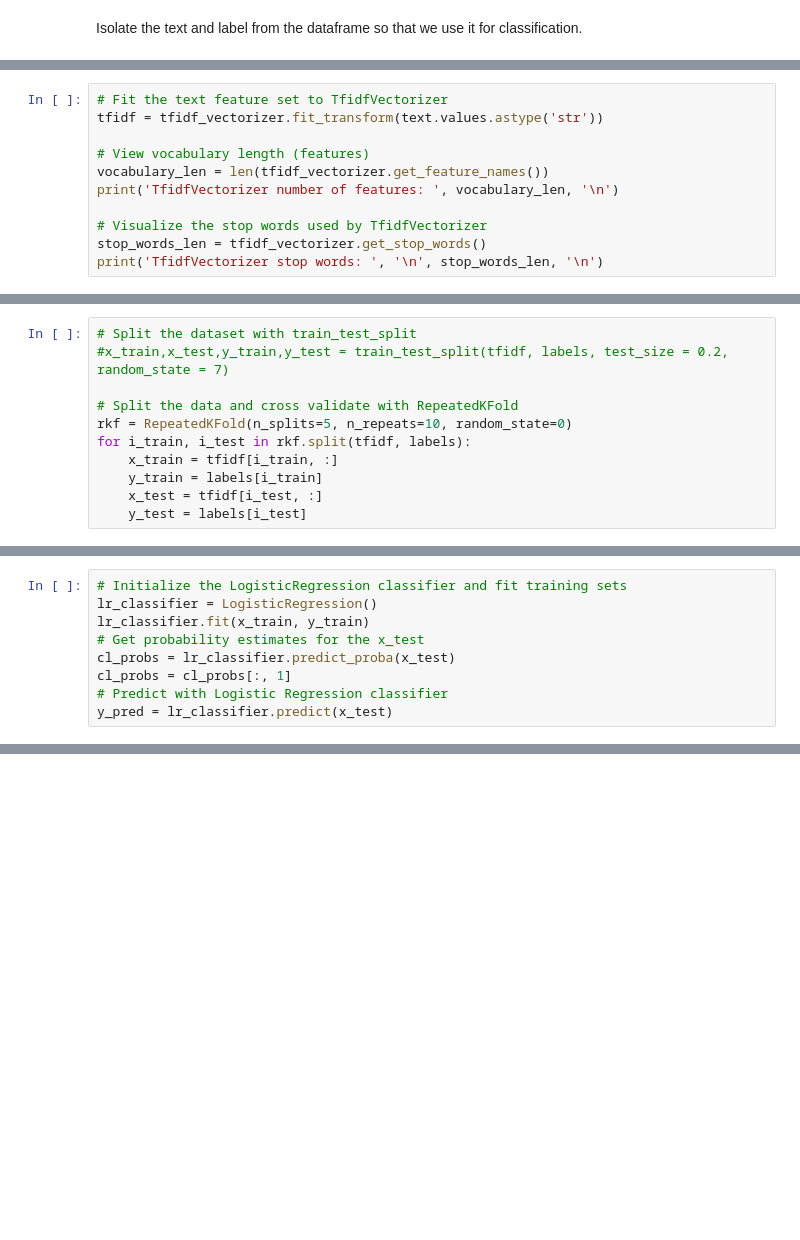
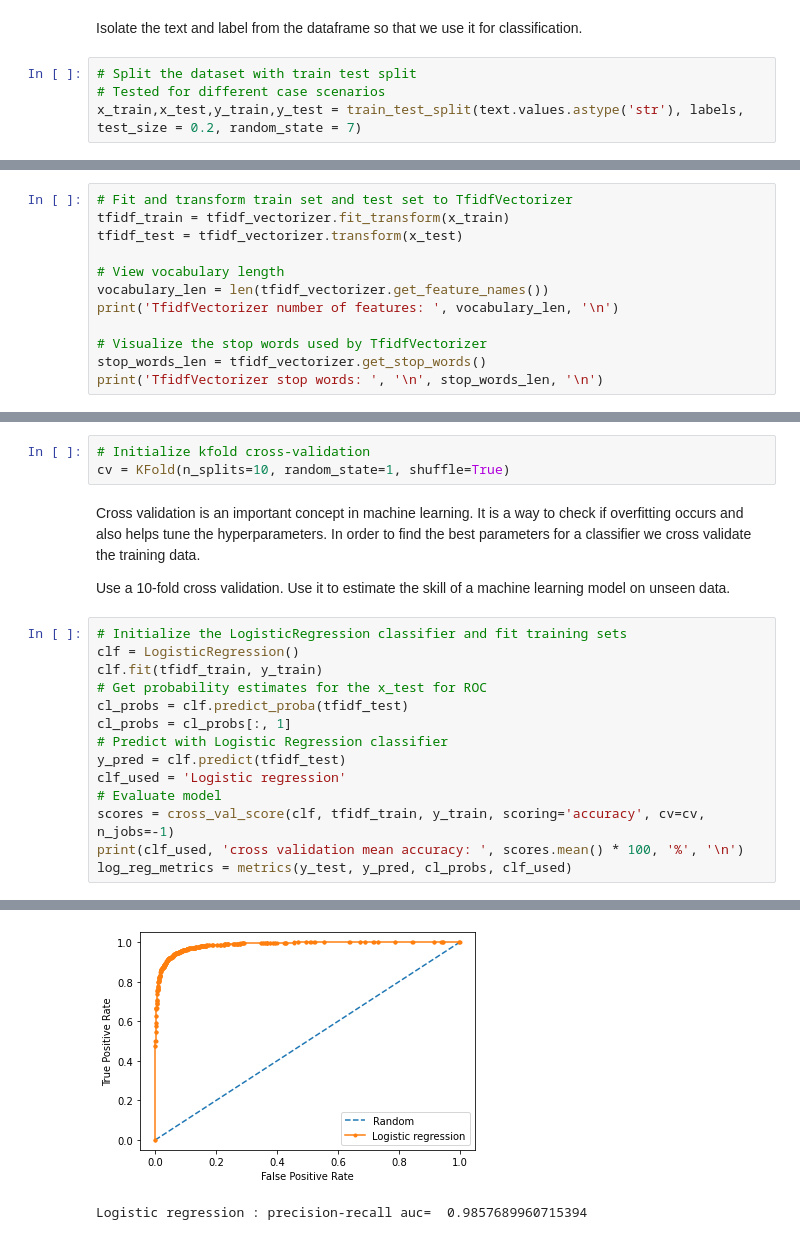
Before and after one commit to DimitriosDelikonstantis/machine-learning, a Jupyter notebook: Fake_news_prediction.ipynb, the cells around one changed output, grey strips where cells are left out. Drawn from its saved outputs; the diff is of its cells as text; blank space fills up the shorter version.

```diff
--- a/Fake_news_prediction.ipynb
+++ b/Fake_news_prediction.ipynb
@@ -137,2 +218,6 @@ Name: text, Length: 20800, dtype: object>
 # %% [markdown]
 Isolate the text and label from the dataframe so that we use it for classification.
+# %%
+# Split the dataset with train test split
+# Tested for different case scenarios
+x_train,x_test,y_train,y_test = train_test_split(text.values.astype('str'), labels, test_size = 0.2, random_state = 7)
@@ -190,8 +322,9 @@ The bag-of-words model is very simple to understand and implement and offers a l
 # %%
-# Fit the text feature set to TfidfVectorizer
-tfidf = tfidf_vectorizer.fit_transform(text.values.astype('str'))
+# Fit and transform train set and test set to TfidfVectorizer
+tfidf_train = tfidf_vectorizer.fit_transform(x_train)
+tfidf_test = tfidf_vectorizer.transform(x_test)
 
-# View vocabulary length (features)
+# View vocabulary length
 vocabulary_len = len(tfidf_vectorizer.get_feature_names())
 print('TfidfVectorizer number of features: ', vocabulary_len, '\n')
 
@@ -210,11 +338,0 @@ Get the tfidfvectorizer features and visualize the stop words.
-# %%
-# Split the dataset with train_test_split
-#x_train,x_test,y_train,y_test = train_test_split(tfidf, labels, test_size = 0.2, random_state = 7)
-
-# Split the data and cross validate with RepeatedKFold
-rkf = RepeatedKFold(n_splits=5, n_repeats=10, random_state=0)
-for i_train, i_test in rkf.split(tfidf, labels):
-    x_train = tfidf[i_train, :]
-    y_train = labels[i_train]
-    x_test = tfidf[i_test, :]
-    y_test = labels[i_test]
@@ -225,9 +342,22 @@ To avoid this RepeatedKFold was used to split the data into spits of 5. This way
+# %%
+# Initialize kfold cross-validation
+cv = KFold(n_splits=10, random_state=1, shuffle=True)
+# %% [markdown]
+Cross validation is an important concept in machine learning. It is a way to check if overfitting occurs and also helps tune the hyperparameters. In order to find the best parameters for a classifier we cross validate the training data.
+
+Use a 10-fold cross validation. Use it to estimate the skill of a machine learning model on unseen data.
 # %%
 # Initialize the LogisticRegression classifier and fit training sets
-lr_classifier = LogisticRegression()
-lr_classifier.fit(x_train, y_train)
-# Get probability estimates for the x_test
-cl_probs = lr_classifier.predict_proba(x_test)
+clf = LogisticRegression()
+clf.fit(tfidf_train, y_train)
+# Get probability estimates for the x_test for ROC
+cl_probs = clf.predict_proba(tfidf_test)
 cl_probs = cl_probs[:, 1]
 # Predict with Logistic Regression classifier
-y_pred = lr_classifier.predict(x_test)
+y_pred = clf.predict(tfidf_test)
+clf_used = 'Logistic regression'
+# Evaluate model
+scores = cross_val_score(clf, tfidf_train, y_train, scoring='accuracy', cv=cv, n_jobs=-1)
+print(clf_used, 'cross validation mean accuracy: ', scores.mean() * 100, '%', '\n')
+log_reg_metrics = metrics(y_test, y_pred, cl_probs, clf_used)
+# %% [output]
@@ -233,0 +384,2 @@ y_pred = lr_classifier.predict(x_test)
+[figure, added]
+Logistic regression : precision-recall auc=  0.9857689960715394
```
Also changed, not shown: parts of 25 cells of this notebook, 1 other file.
